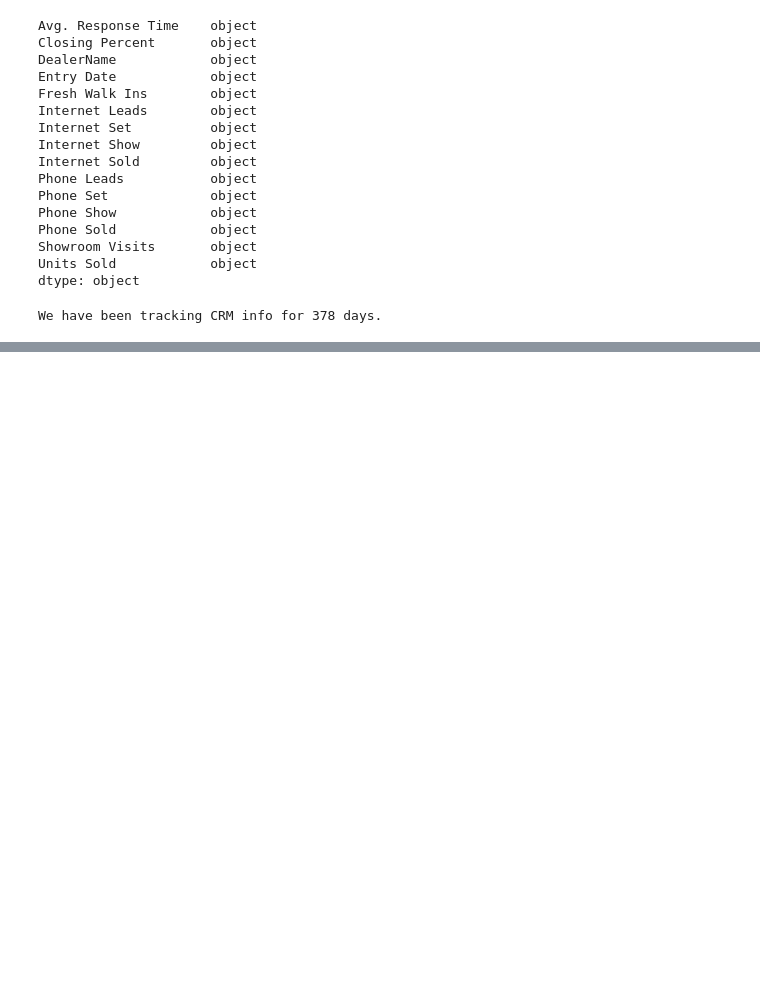
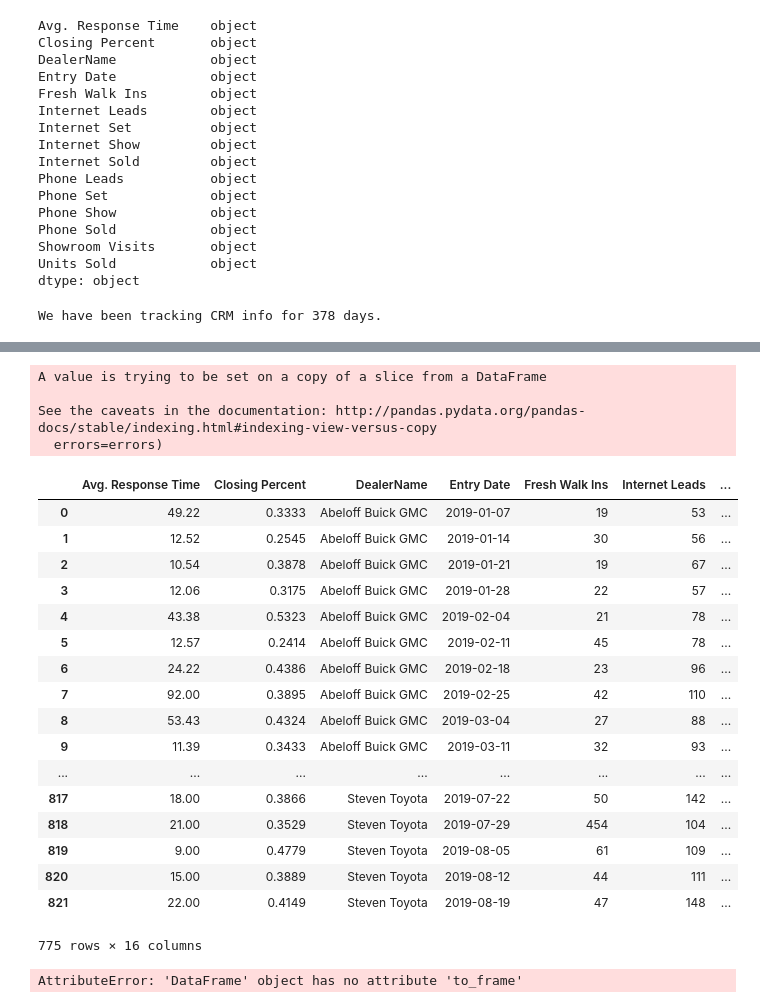
Before and after one commit to GarrettMarkScott/CRM-Data-from-GSheets, a Jupyter notebook: Analyzing our Clients CRM Data.ipynb, the cells around one changed output, grey strips where cells are left out. Saved outputs shown, nothing was run; the diff lists cells and outputs as text; code cells hidden in the pictures; blank space fills up the shorter version.

```diff
--- a/Analyzing our Clients CRM Data.ipynb
+++ b/Analyzing our Clients CRM Data.ipynb
@@ -95,0 +130,29 @@ TypeError: Only valid with DatetimeIndex, TimedeltaIndex or PeriodIndex, but got
+# %%
+#Dropping empty rows
+master_df['zero_sum'] = master_df[int_columns].sum(axis=1)
+master_df = master_df[master_df['zero_sum'] > 10]
+master_df.drop(columns={'zero_sum'}, inplace=True)
+master_df
+# %% [output]
+A value is trying to be set on a copy of a slice from a DataFrame
+
+See the caveats in the documentation: http://pandas.pydata.org/pandas-docs/stable/indexing.html#indexing-view-versus-copy
+  errors=errors)
+|  | Avg. Response Time | Closing Percent | DealerName | Entry Date | Fresh Walk Ins | Internet Leads | ... |
+| 0 | 49.22 | 0.3333 | Abeloff Buick GMC | 2019-01-07 | 19 | 53 | ... |
+| 1 | 12.52 | 0.2545 | Abeloff Buick GMC | 2019-01-14 | 30 | 56 | ... |
+| 2 | 10.54 | 0.3878 | Abeloff Buick GMC | 2019-01-21 | 19 | 67 | ... |
+| 3 | 12.06 | 0.3175 | Abeloff Buick GMC | 2019-01-28 | 22 | 57 | ... |
+| 4 | 43.38 | 0.5323 | Abeloff Buick GMC | 2019-02-04 | 21 | 78 | ... |
+| 5 | 12.57 | 0.2414 | Abeloff Buick GMC | 2019-02-11 | 45 | 78 | ... |
+| 6 | 24.22 | 0.4386 | Abeloff Buick GMC | 2019-02-18 | 23 | 96 | ... |
+| 7 | 92.00 | 0.3895 | Abeloff Buick GMC | 2019-02-25 | 42 | 110 | ... |
+| 8 | 53.43 | 0.4324 | Abeloff Buick GMC | 2019-03-04 | 27 | 88 | ... |
+| 9 | 11.39 | 0.3433 | Abeloff Buick GMC | 2019-03-11 | 32 | 93 | ... |
+| ... | ... | ... | ... | ... | ... | ... | ... |
+| 817 | 18.00 | 0.3866 | Steven Toyota | 2019-07-22 | 50 | 142 | ... |
+| 818 | 21.00 | 0.3529 | Steven Toyota | 2019-07-29 | 454 | 104 | ... |
+| 819 | 9.00 | 0.4779 | Steven Toyota | 2019-08-05 | 61 | 109 | ... |
+| 820 | 15.00 | 0.3889 | Steven Toyota | 2019-08-12 | 44 | 111 | ... |
+| 821 | 22.00 | 0.4149 | Steven Toyota | 2019-08-19 | 47 | 148 | ... |
+775 rows × 16 columns
@@ -95,0 +168,7 @@ TypeError: Only valid with DatetimeIndex, TimedeltaIndex or PeriodIndex, but got
+# %%
+#Transforming Series to DataFrame
+m_totals = m_sums.join(m_means)
+m_totals.reset_index(inplace=True)
+m_totals = m_totals.to_frame()
+# %% [output]
+AttributeError: 'DataFrame' object has no attribute 'to_frame'
```
Also changed, not shown: parts of 12 cells of this notebook.
